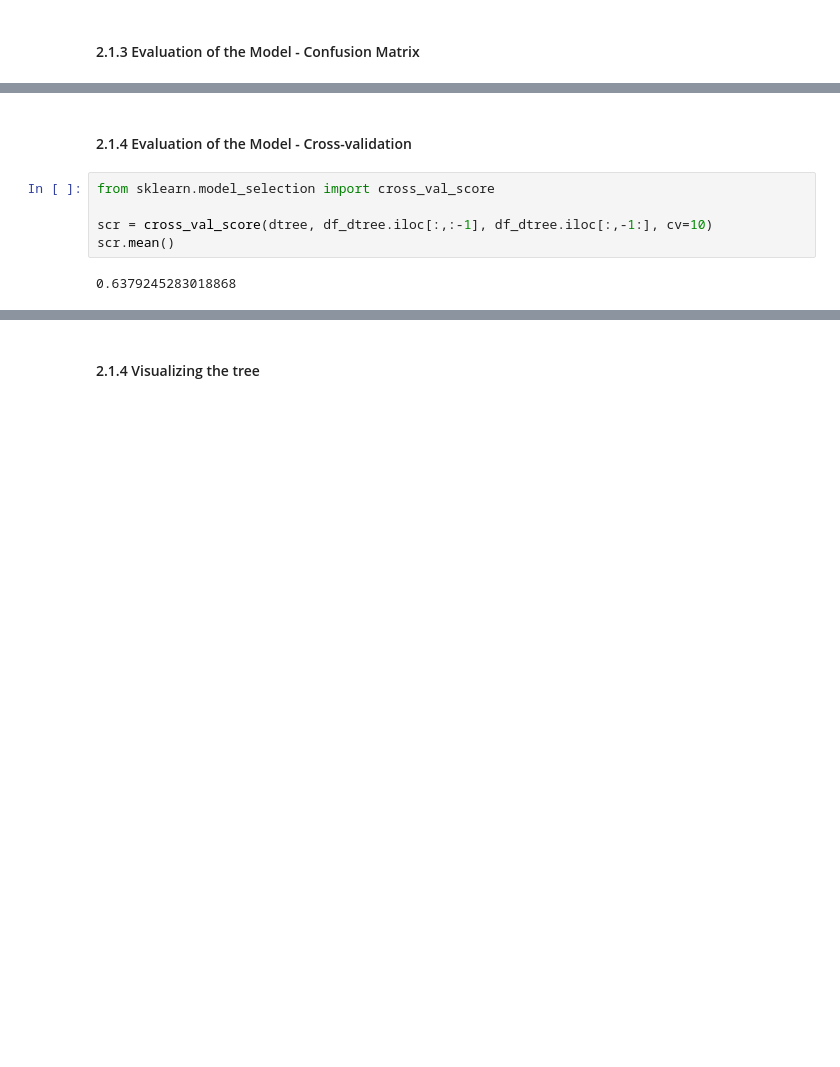
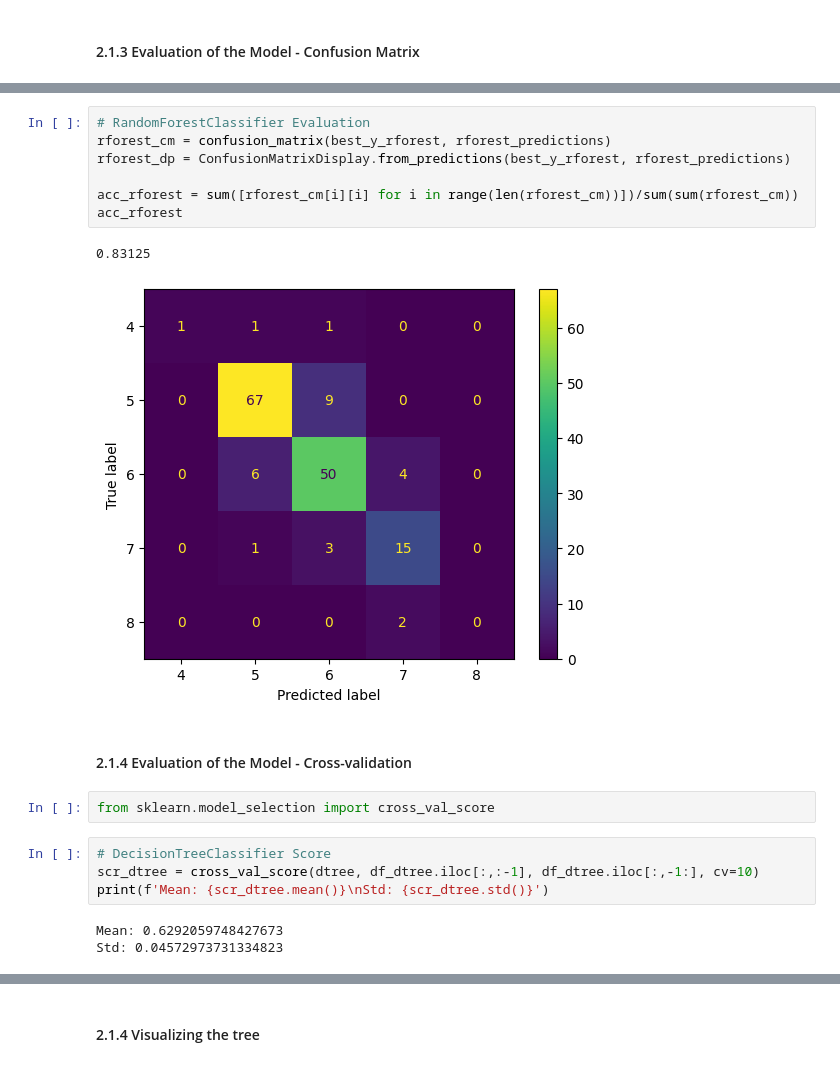
Before and after one commit to dizzydwarfus/Personal_Projects, a Jupyter notebook: winequality/winequality.ipynb, the cells around one changed output, grey strips where cells are left out. Drawn from its saved outputs; the diff is of its cells as text; blank space fills up the shorter version.

```diff
--- a/winequality/winequality.ipynb
+++ b/winequality/winequality.ipynb
@@ -314,9 +344,21 @@ accuracy
+# %%
+# RandomForestClassifier Evaluation
+rforest_cm = confusion_matrix(best_y_rforest, rforest_predictions)
+rforest_dp = ConfusionMatrixDisplay.from_predictions(best_y_rforest, rforest_predictions)
+
+acc_rforest = sum([rforest_cm[i][i] for i in range(len(rforest_cm))])/sum(sum(rforest_cm))
+acc_rforest
+# %% [output]
+0.83125
+[figure, added]
 # %% [markdown]
 #### 2.1.4 Evaluation of the Model - Cross-validation
+# %%
+from sklearn.model_selection import cross_val_score
 # %%
-from sklearn.model_selection import cross_val_score
-
-scr = cross_val_score(dtree, df_dtree.iloc[:,:-1], df_dtree.iloc[:,-1:], cv=10)
-scr.mean()
+# DecisionTreeClassifier Score
+scr_dtree = cross_val_score(dtree, df_dtree.iloc[:,:-1], df_dtree.iloc[:,-1:], cv=10)
+print(f'Mean: {scr_dtree.mean()}\nStd: {scr_dtree.std()}')
 # %% [output]
-0.6379245283018868
+Mean: 0.6292059748427673
+Std: 0.04572973731334823
```
Also changed, not shown: parts of 13 cells of this notebook, 4 other files.
